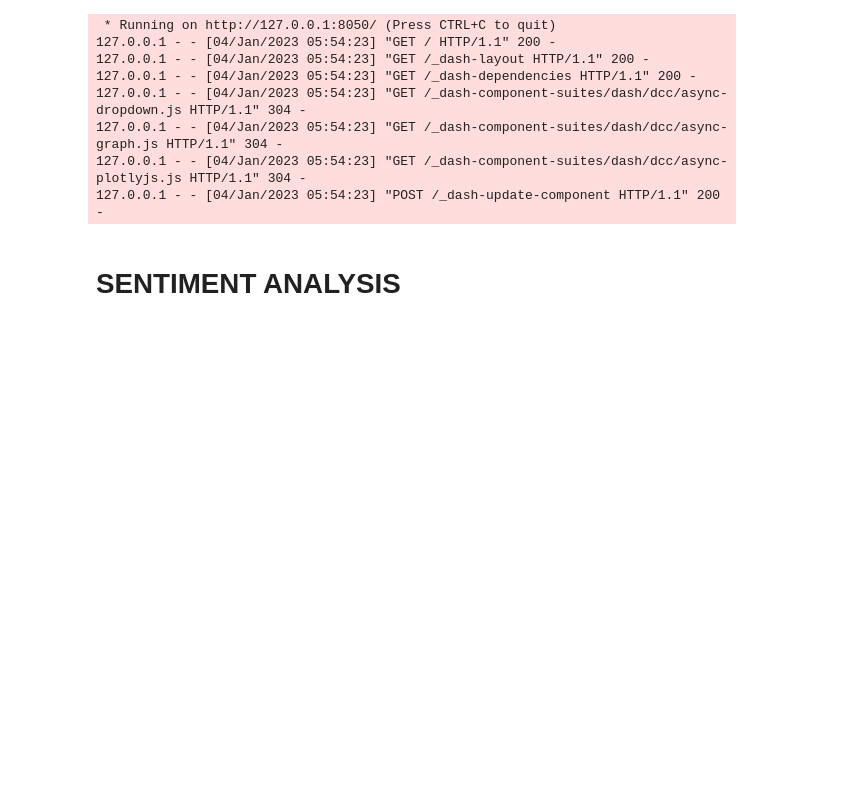
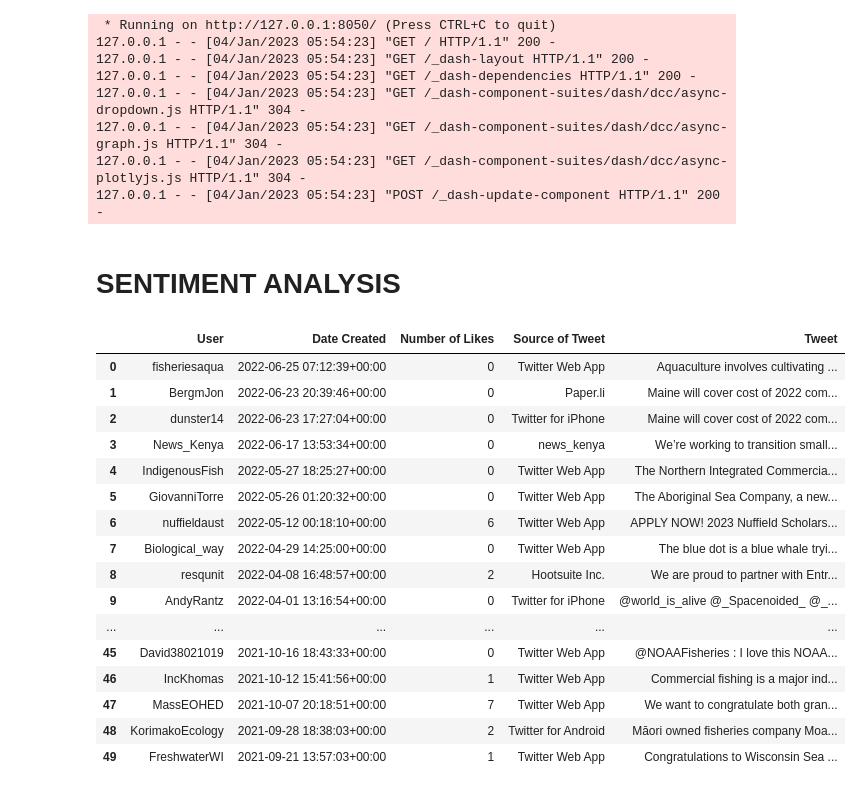
Before and after one commit to obinna345/CA2, a Jupyter notebook: CA__2.ipynb, the cells around one changed output. Drawn from its saved outputs; the diff is of its cells as text; code cells hidden in the pictures; blank space fills up the shorter version.

```diff
--- a/CA__2.ipynb
+++ b/CA__2.ipynb
@@ -253,3 +253,38 @@ Dash is running on http://127.0.0.1:8050/
 127.0.0.1 - - [04/Jan/2023 05:54:23] "POST /_dash-update-component HTTP/1.1" 200 -
 # %% [markdown]
 # SENTIMENT ANALYSIS
+# %%
+import snscrape.modules.twitter as sntwitter
+import pandas as pd
+
+# Creating list to append tweet data to
+attributes_container = []
+
+# Using TwitterSearchScraper to scrape data and append tweets to list
+for i,tweet in enumerate(sntwitter.TwitterSearchScraper('Commercial fishing Aquaculture since:2019-01-05 until:2022-07-06').get_items()):
+    if i>500:
+        break
+    attributes_container.append([tweet.user.username, tweet.date, tweet.likeCount, tweet.sourceLabel, tweet.content])
+
+# Creating a dataframe to load the list
+tweets_df = pd.DataFrame(attributes_container, columns=["User", "Date Created", "Number of Likes", "Source of Tweet", "Tweet"])
+# %%
+tweets_df.head(50)
+# %% [output]
+|  | User | Date Created | Number of Likes | Source of Tweet | Tweet |
+| 0 | fisheriesaqua | 2022-06-25 07:12:39+00:00 | 0 | Twitter Web App | Aquaculture involves cultivating ... |
+| 1 | BergmJon | 2022-06-23 20:39:46+00:00 | 0 | Paper.li | Maine will cover cost of 2022 com... |
+| 2 | dunster14 | 2022-06-23 17:27:04+00:00 | 0 | Twitter for iPhone | Maine will cover cost of 2022 com... |
+| 3 | News_Kenya | 2022-06-17 13:53:34+00:00 | 0 | news_kenya | We’re working to transition small... |
+| 4 | IndigenousFish | 2022-05-27 18:25:27+00:00 | 0 | Twitter Web App | The Northern Integrated Commercia... |
+| 5 | GiovanniTorre | 2022-05-26 01:20:32+00:00 | 0 | Twitter Web App | The Aboriginal Sea Company, a new... |
+| 6 | nuffieldaust | 2022-05-12 00:18:10+00:00 | 6 | Twitter Web App | APPLY NOW! 2023 Nuffield Scholars... |
+| 7 | Biological_way | 2022-04-29 14:25:00+00:00 | 0 | Twitter Web App | The blue dot is a blue whale tryi... |
+| 8 | resqunit | 2022-04-08 16:48:57+00:00 | 2 | Hootsuite Inc. | We are proud to partner with Entr... |
+| 9 | AndyRantz | 2022-04-01 13:16:54+00:00 | 0 | Twitter for iPhone | @world_is_alive @_Spacenoided_ @_... |
+| ... | ... | ... | ... | ... | ... |
+| 45 | David38021019 | 2021-10-16 18:43:33+00:00 | 0 | Twitter Web App | @NOAAFisheries : I love this NOAA... |
+| 46 | IncKhomas | 2021-10-12 15:41:56+00:00 | 1 | Twitter Web App | Commercial fishing is a major ind... |
+| 47 | MassEOHED | 2021-10-07 20:18:51+00:00 | 7 | Twitter Web App | We want to congratulate both gran... |
+| 48 | KorimakoEcology | 2021-09-28 18:38:03+00:00 | 2 | Twitter for Android | Māori owned fisheries company Moa... |
+| 49 | FreshwaterWI | 2021-09-21 13:57:03+00:00 | 1 | Twitter Web App | Congratulations to Wisconsin Sea ... |
```
